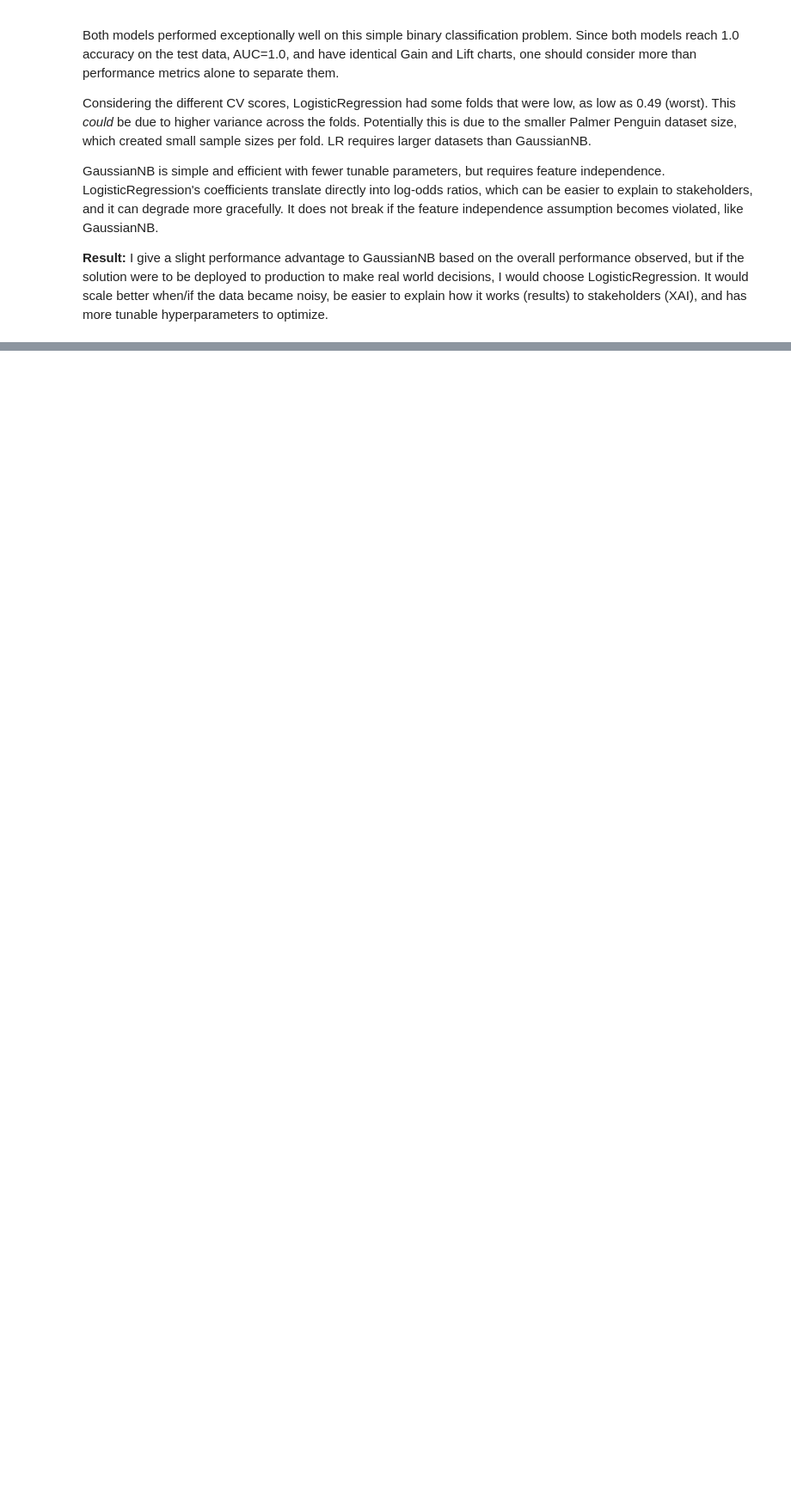
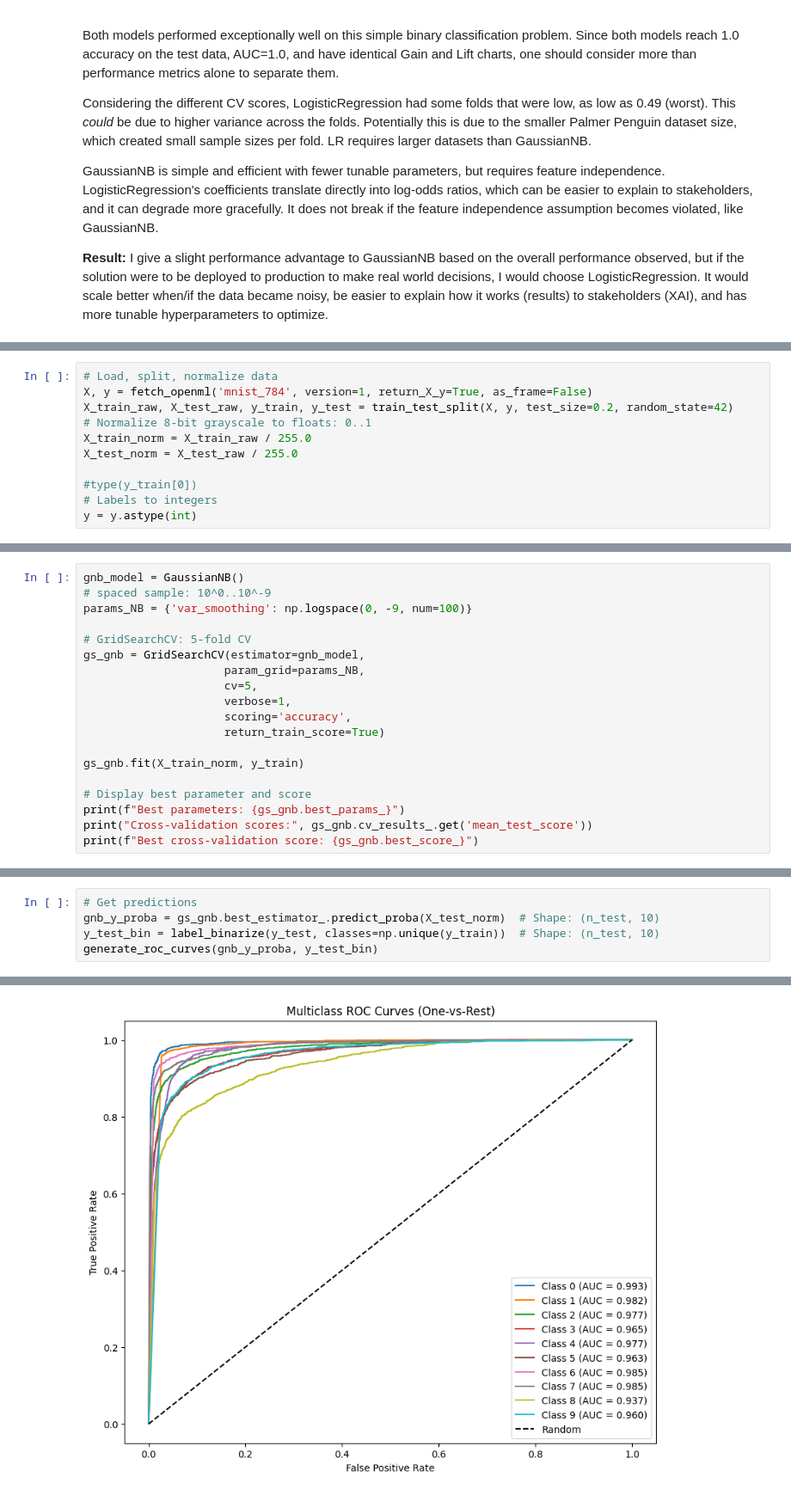
Before and after one commit to bmf87/ml-ds-projects, a Jupyter notebook: ds552/week2_assignment2.ipynb, the cells around one changed output, grey strips where cells are left out. Shown at 86% size. Saved outputs shown, nothing was run; the diff lists cells and outputs as text; blank space fills up the shorter version.

Commit message:
Updated to include MNIST dataset

```diff
--- a/ds552/week2_assignment2.ipynb
+++ b/ds552/week2_assignment2.ipynb
@@ -570,0 +590,11 @@ GaussianNB is simple and efficient with fewer tunable parameters, but requires f
+# %%
+# Load, split, normalize data
+X, y = fetch_openml('mnist_784', version=1, return_X_y=True, as_frame=False)
+X_train_raw, X_test_raw, y_train, y_test = train_test_split(X, y, test_size=0.2, random_state=42)
+# Normalize 8-bit grayscale to floats: 0..1
+X_train_norm = X_train_raw / 255.0
+X_test_norm = X_test_raw / 255.0
+
+#type(y_train[0])
+# Labels to integers
+y = y.astype(int)
@@ -570,0 +651,19 @@ GaussianNB is simple and efficient with fewer tunable parameters, but requires f
+# %%
+gnb_model = GaussianNB()
+# spaced sample: 10^0..10^-9
+params_NB = {'var_smoothing': np.logspace(0, -9, num=100)}
+
+# GridSearchCV: 5-fold CV
+gs_gnb = GridSearchCV(estimator=gnb_model,
+                     param_grid=params_NB,
+                     cv=5,
+                     verbose=1,
+                     scoring='accuracy',
+                     return_train_score=True)
+
+gs_gnb.fit(X_train_norm, y_train)
+
+# Display best parameter and score
+print(f"Best parameters: {gs_gnb.best_params_}")
+print("Cross-validation scores:", gs_gnb.cv_results_.get('mean_test_score'))
+print(f"Best cross-validation score: {gs_gnb.best_score_}")
@@ -570,0 +714,6 @@ GaussianNB is simple and efficient with fewer tunable parameters, but requires f
+# %%
+# Get predictions
+gnb_y_proba = gs_gnb.best_estimator_.predict_proba(X_test_norm)  # Shape: (n_test, 10)
+y_test_bin = label_binarize(y_test, classes=np.unique(y_train))  # Shape: (n_test, 10)
+generate_roc_curves(gnb_y_proba, y_test_bin)
+# %% [output]
@@ -570,0 +721 @@ GaussianNB is simple and efficient with fewer tunable parameters, but requires f
+[figure, added]
```
Also changed, not shown: parts of 27 cells of this notebook.
